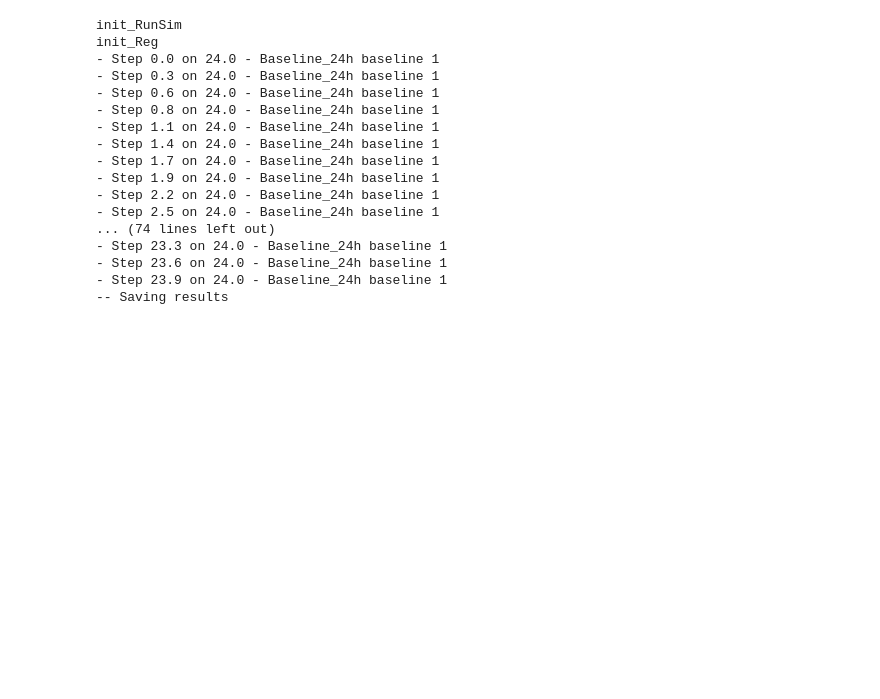
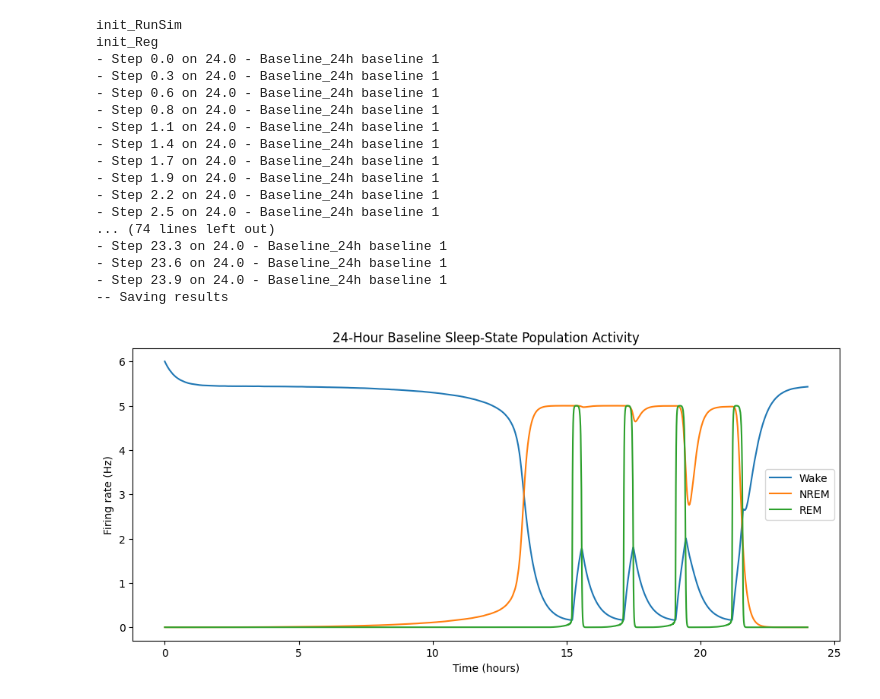
Before and after one commit to briskicedteaa/SP-Model-Repo, a Jupyter notebook: Prototype_v0_3.ipynb, the cells around one changed output. Saved outputs shown, nothing was run; the diff lists cells and outputs as text; code cells hidden in the pictures; blank space fills up the shorter version.

```diff
--- a/Prototype_v0_3.ipynb
+++ b/Prototype_v0_3.ipynb
@@ -611,3 +611,22 @@ init_Reg
 - Step 23.6 on 24.0 - Baseline_24h baseline 1
 - Step 23.9 on 24.0 - Baseline_24h baseline 1
 -- Saving results
+# %%
+#@markdown **Plotting 24hr run**
+
+time_hours_24h = baseline_24h.tempTime / 3600
+
+plt.figure(figsize=(12, 5))
+
+plt.plot(time_hours_24h, baseline_24h.F_W, label="Wake")
+plt.plot(time_hours_24h, baseline_24h.F_N, label="NREM")
+plt.plot(time_hours_24h, baseline_24h.F_R, label="REM")
+
+plt.xlabel("Time (hours)")
+plt.ylabel("Firing rate (Hz)")
+plt.title("24-Hour Baseline Sleep-State Population Activity")
+plt.legend()
+
+plt.show()
+# %% [output]
+[figure, added]
```
